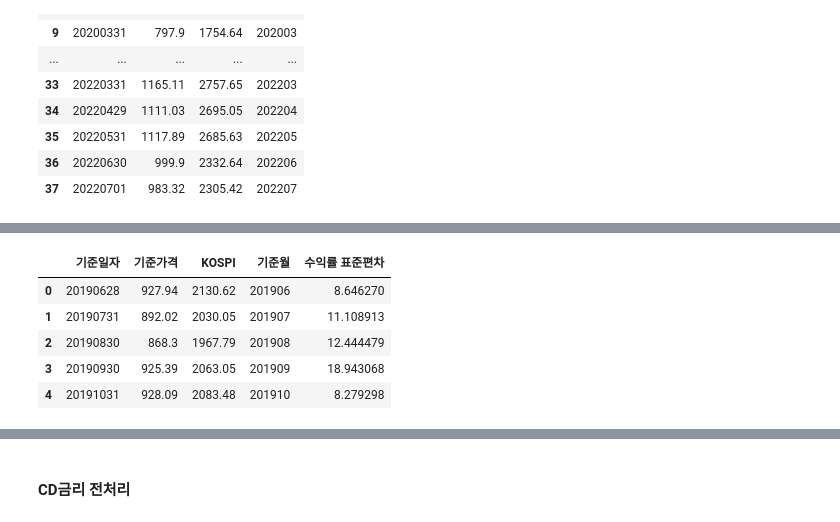
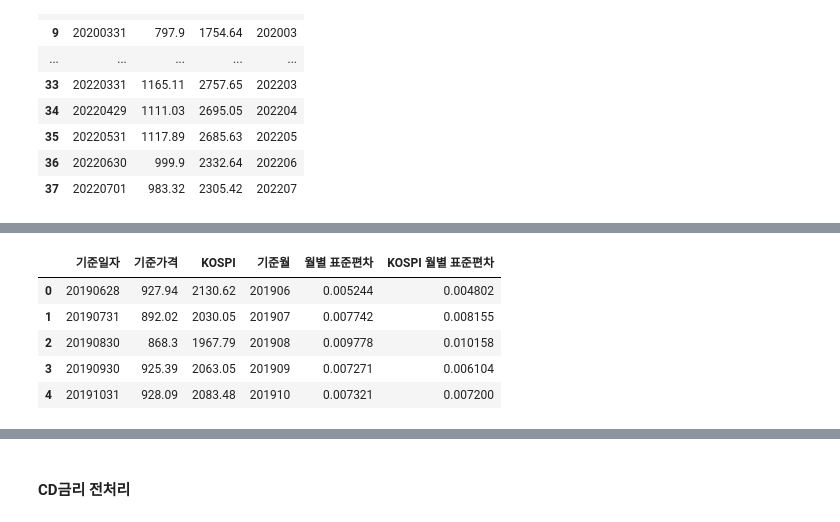
Before and after one commit to jkim0313/Hackathon_Whale, a Jupyter notebook: fund_preprocessing.ipynb, the cells around one changed output, grey strips where cells are left out. Saved outputs shown, nothing was run; the diff lists cells and outputs as text; code cells hidden in the pictures.

```diff
--- a/fund_preprocessing.ipynb
+++ b/fund_preprocessing.ipynb
@@ -88,6 +130,6 @@ fund_df["기준가격"] = fund_df["기준가격"].astype(float)
 # %%
 # 수익률 표준편차
-monthly_std = fund_df.groupby(["기준월"])["기준가격"].std(ddof=0)
+monthly_std = fund_df.groupby(["기준월"])["일별수익률"].std(ddof=0)
 monthly_std = pd.DataFrame(monthly_std)
 monthly_std
 # %% [output]
@@ -111 +153,6 @@ monthly_std
 | 202207 | 0.000000 |
+# %%
+# KOSPI 수익률 표준편차
+kospi_monthly_std = fund_df.groupby(["기준월"])["KOSPI 일별수익률"].std(ddof=0)
+kospi_monthly_std = pd.DataFrame(kospi_monthly_std)
+kospi_monthly_std
@@ -133,6 +199,8 @@ monthly_last_day
 | 202205 | 20220531 |
 | 202206 | 20220630 |
 | 202207 | 20220701 |
+# %%
+fund_df.drop(["일별수익률", "KOSPI 일별수익률"], axis=1, inplace=True)
 # %%
 df = pd.merge(monthly_last_day, fund_df, how="left", on="기준일자")
 df
@@ -177 +245,4 @@ df
 | 37 | 20220701 | 983.32 | 2305.42 | 202207 | 0.000000 |
+# %%
+df = pd.merge(df, kospi_monthly_std, how="left", on="기준월")
+df
@@ -178,12 +267,12 @@ df
 # %%
-df.rename(columns={"기준가격_x" : "기준가격",
-                   "기준가격_y" : "수익률 표준편차"}, inplace=True)
+df.rename(columns={"일별수익률" : "월별 표준편차",
+                   "KOSPI 일별수익률" : "KOSPI 월별 표준편차"}, inplace=True)
 df.head()
 # %% [output]
-|  | 기준일자 | 기준가격 | KOSPI | 기준월 | 수익률 표준편차 |
-| 0 | 20190628 | 927.94 | 2130.62 | 201906 | 8.646270 |
-| 1 | 20190731 | 892.02 | 2030.05 | 201907 | 11.108913 |
-| 2 | 20190830 | 868.3 | 1967.79 | 201908 | 12.444479 |
-| 3 | 20190930 | 925.39 | 2063.05 | 201909 | 18.943068 |
-| 4 | 20191031 | 928.09 | 2083.48 | 201910 | 8.279298 |
+|  | 기준일자 | 기준가격 | KOSPI | 기준월 | 월별 표준편차 | KOSPI 월별 표준편차 |
+| 0 | 20190628 | 927.94 | 2130.62 | 201906 | 0.005244 | 0.004802 |
+| 1 | 20190731 | 892.02 | 2030.05 | 201907 | 0.007742 | 0.008155 |
+| 2 | 20190830 | 868.3 | 1967.79 | 201908 | 0.009778 | 0.010158 |
+| 3 | 20190930 | 925.39 | 2063.05 | 201909 | 0.007271 | 0.006104 |
+| 4 | 20191031 | 928.09 | 2083.48 | 201910 | 0.007321 | 0.007200 |
 # %%
```
Also changed, not shown: parts of 41 cells of this notebook, 2 other files.
